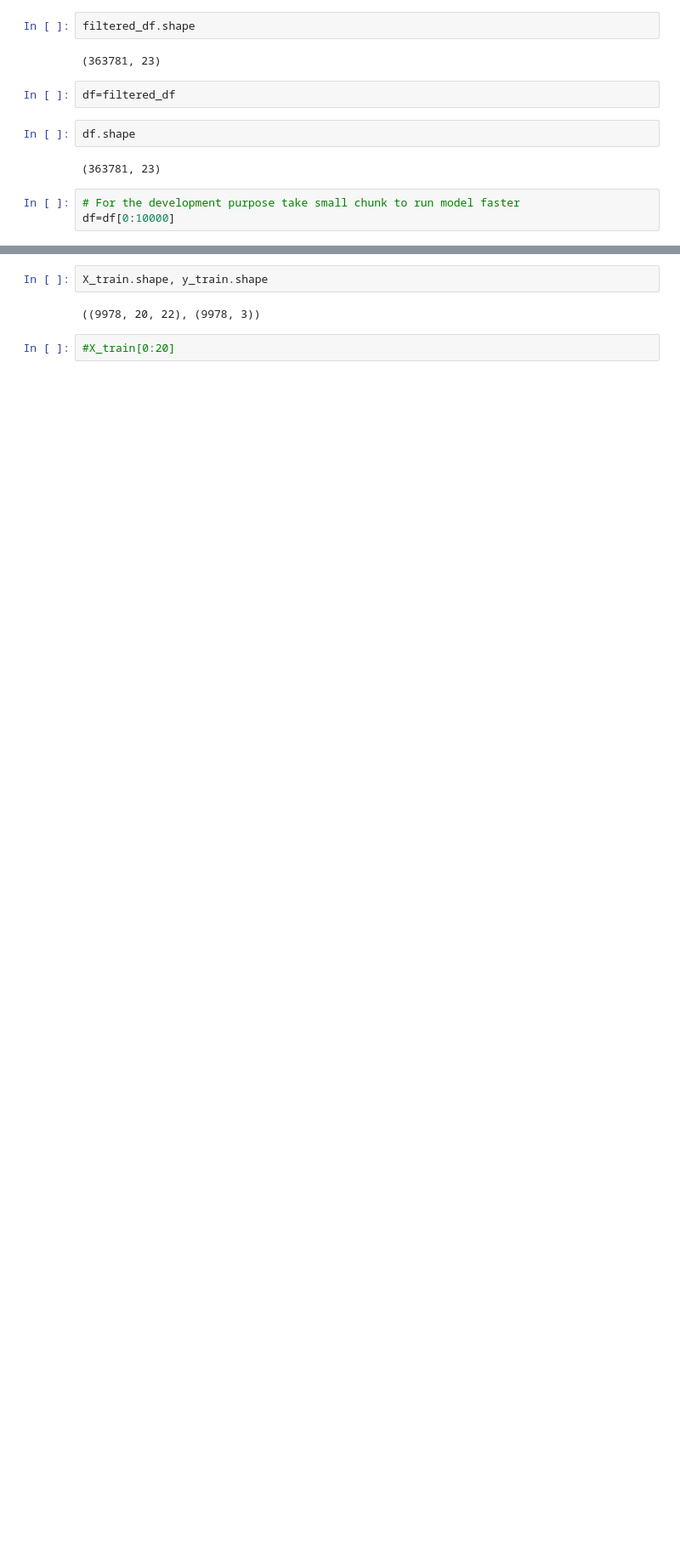
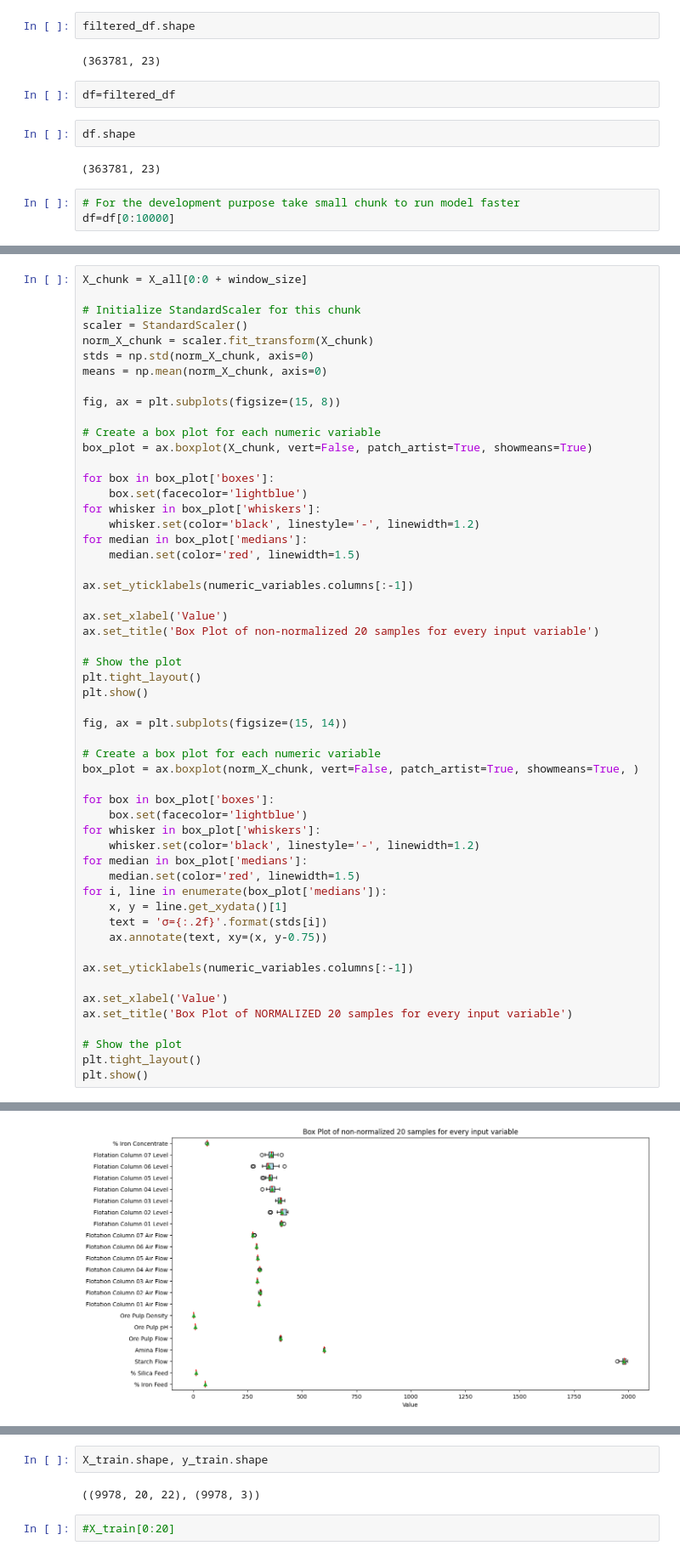
Before and after one commit to aminuldidar/ADAML-Project-Work, a Jupyter notebook: preprocessing_sub.ipynb, the cells around one changed output, grey strips where cells are left out. Shown at 85% size. Saved outputs shown, nothing was run; the diff lists cells and outputs as text; blank space fills up the shorter version.

```diff
--- a/preprocessing_sub.ipynb
+++ b/preprocessing_sub.ipynb
@@ -722,0 +723,55 @@ X_test = np.array(X_test)
+# %%
+X_chunk = X_all[0:0 + window_size]
+
+# Initialize StandardScaler for this chunk
+scaler = StandardScaler()
+norm_X_chunk = scaler.fit_transform(X_chunk)
+stds = np.std(norm_X_chunk, axis=0)
+means = np.mean(norm_X_chunk, axis=0)
+
+fig, ax = plt.subplots(figsize=(15, 8))
+
+# Create a box plot for each numeric variable
+box_plot = ax.boxplot(X_chunk, vert=False, patch_artist=True, showmeans=True)
+
+for box in box_plot['boxes']:
+    box.set(facecolor='lightblue')
+for whisker in box_plot['whiskers']:
+    whisker.set(color='black', linestyle='-', linewidth=1.2)
+for median in box_plot['medians']:
+    median.set(color='red', linewidth=1.5)
+
+ax.set_yticklabels(numeric_variables.columns[:-1])
+
+ax.set_xlabel('Value')
+ax.set_title('Box Plot of non-normalized 20 samples for every input variable')
+
+# Show the plot
+plt.tight_layout()
+plt.show()
+
+fig, ax = plt.subplots(figsize=(15, 14))
+
+# Create a box plot for each numeric variable
+box_plot = ax.boxplot(norm_X_chunk, vert=False, patch_artist=True, showmeans=True, )
+
+for box in box_plot['boxes']:
+    box.set(facecolor='lightblue')
+for whisker in box_plot['whiskers']:
+    whisker.set(color='black', linestyle='-', linewidth=1.2)
+for median in box_plot['medians']:
+    median.set(color='red', linewidth=1.5)
+for i, line in enumerate(box_plot['medians']):
+    x, y = line.get_xydata()[1]
+    text = 'σ={:.2f}'.format(stds[i])
+    ax.annotate(text, xy=(x, y-0.75))
+
+ax.set_yticklabels(numeric_variables.columns[:-1])
+
+ax.set_xlabel('Value')
+ax.set_title('Box Plot of NORMALIZED 20 samples for every input variable')
+
+# Show the plot
+plt.tight_layout()
+plt.show()
+# %% [output]
@@ -722,0 +779 @@ X_test = np.array(X_test)
+[figure, added]
```
Also changed, not shown: parts of 11 cells of this notebook.
